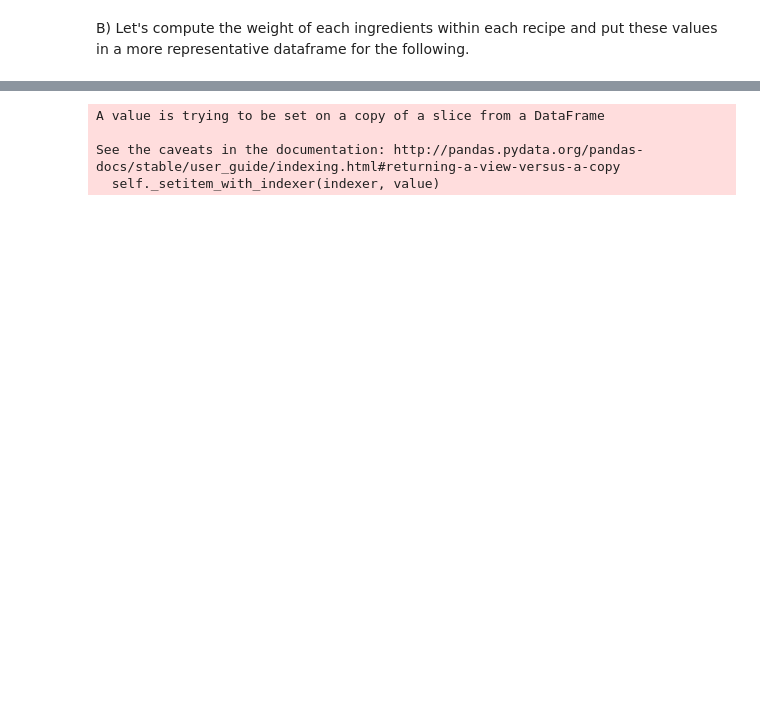
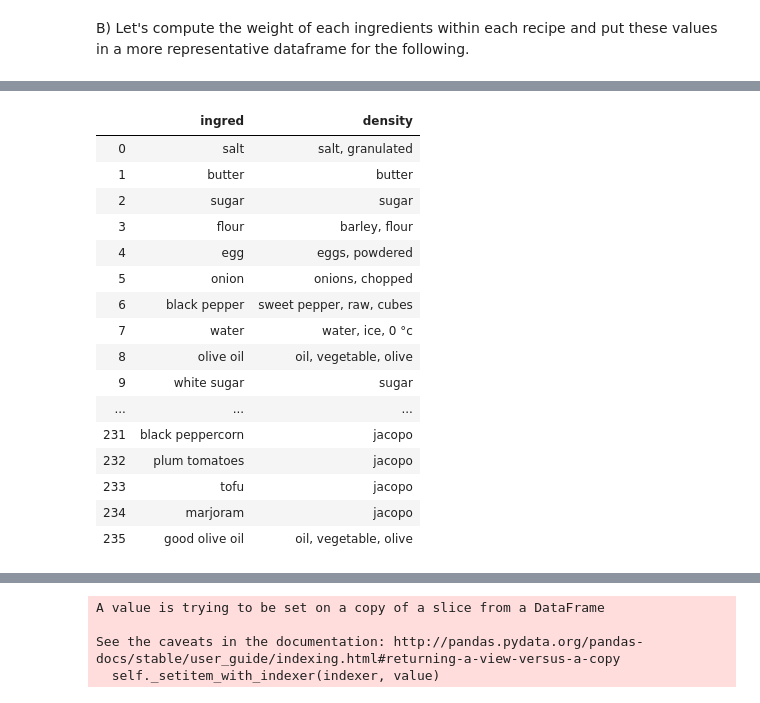
Before and after one commit to lautenba/ADA_pADAwan_Project, a Jupyter notebook: project.ipynb, the cells around one changed output, grey strips where cells are left out. Drawn from its saved outputs; the diff is of its cells as text; code cells hidden in the pictures; blank space fills up the shorter version.

```diff
--- a/project.ipynb
+++ b/project.ipynb
@@ -416,0 +480,67 @@ B) Let's compute the weight of each ingredients within each recipe and put these
+# %%
+import collections
+import Levenshtein
+from collections import Counter
+from Levenshtein import distance
+
+# similarity between ingredients in the ingredient list and in the density list :
+# 1) For each ingredient in the ingredient list : compute similarity between each word of this ingredient
+# and each word of the ingredients in the density list (Levenshtein distance)
+# 2) Assign the similarity between those ingredients by a good statisctic as the mean, try jaccard distance
+# 3) Link the ingredients such that the similarity is maximized (distance minimized)
+
+stopColorWords = ['red', 'green', 'blue', 'yellow', 'white', 'black']
+penalizing_factor = 0.1
+ingred_index = 0
+correspondance_df = pd.DataFrame(0, index=np.arange(0, len(unique_ingredients_data['Ingredient'])), columns = ['ingred', 'density'])
+test_df = pd.DataFrame(0, index=np.arange(0, len(density_df['Food name and description'])), columns = ['ingred', 'density', 'value'])
+# ingred will represent the ingredients in the ingredient list
+# density will represent the ingredients in the density list
+for ingred in unique_ingredients_data['Ingredient']:
+    splitted_ingred = ingred.split(' ')
+    splitted_ingred = [i for i in splitted_ingred if not i in stopColorWords]
+    #nbOfWords_ingred = len(splitted_ingred)
+    distance = 0
+    density_index = 0
+    distFromIngred = np.zeros((len(density_df['Food name and description']), ))
+    for density in density_df['Food name and description']:
+        nbComparisons = 0
+        sumOfDistances = 0
+        score = 0
+        density = density.replace(",", "")
+        splitted_density = density.split(' ')
+        uniqW = Counter(splitted_density)
+        #print(uniqW.keys())
+        for ingred_words in splitted_ingred:
+            for density_words in uniqW.keys(): # loop on uniq words
+                nbComparisons += 1
+                #sumOfDistances += Levenshtein.distance(ingred_words, density_words)
+
+                dist = Levenshtein.distance(ingred_words, density_words)
+                if (dist <= 1 and len(ingred_words) != len(density_words)) or dist == 0 : # we only allow a supplementary character (for plural)
+                    score += 1
+        # we penalize a bit the high number of words in density with regards to the number of words in ingred
+        if(len(uniqW.keys()) > len(splitted_ingred)):
+            diff = len(uniqW.keys()) - len(splitted_ingred)
+            score -= diff * penalizing_factor
+            #print(score)
+
+        #distFromIngred[density_index] = sumOfDistances/nbComparisons
+        distFromIngred[density_index] = score
+        density_index += 1
+
+    if ingred_index == 0:
+        test_df['ingred'] = np.array([ingred for i in range(len(density_df['Food name and description']))])
+        test_df['density'] = np.array([density_df['Food name and description'].values[i] for i in range(len(density_df['Food name and description']))])
+        test_df['value'] = distFromIngred
+
+    correspondance = np.argmax(distFromIngred)
+    correspondance_df['ingred'].iloc[ingred_index] = ingred
+    correspondance_df['density'].iloc[ingred_index] = density_df['Food name and description'].values[correspondance]
+    if max(distFromIngred) <= 0:
+       correspondance_df['density'].iloc[ingred_index] = 'jacopo'
+    ingred_index += 1
+
+print(sum(correspondance_df['density'] == 'jacopo'))
+correspondance_df.head(correspondance_df.shape[0])
+# %% [output]
@@ -416,0 +552,17 @@ B) Let's compute the weight of each ingredients within each recipe and put these
+|  | ingred | density |
+| 0 | salt | salt, granulated |
+| 1 | butter | butter |
+| 2 | sugar | sugar |
+| 3 | flour | barley, flour |
+| 4 | egg | eggs, powdered |
+| 5 | onion | onions, chopped |
+| 6 | black pepper | sweet pepper, raw, cubes |
+| 7 | water | water, ice, 0 °c |
+| 8 | olive oil | oil, vegetable, olive |
+| 9 | white sugar | sugar |
+| ... | ... | ... |
+| 231 | black peppercorn | jacopo |
+| 232 | plum tomatoes | jacopo |
+| 233 | tofu | jacopo |
+| 234 | marjoram | jacopo |
+| 235 | good olive oil | oil, vegetable, olive |
```
Also changed, not shown: parts of 7 cells of this notebook, 4 other files.
